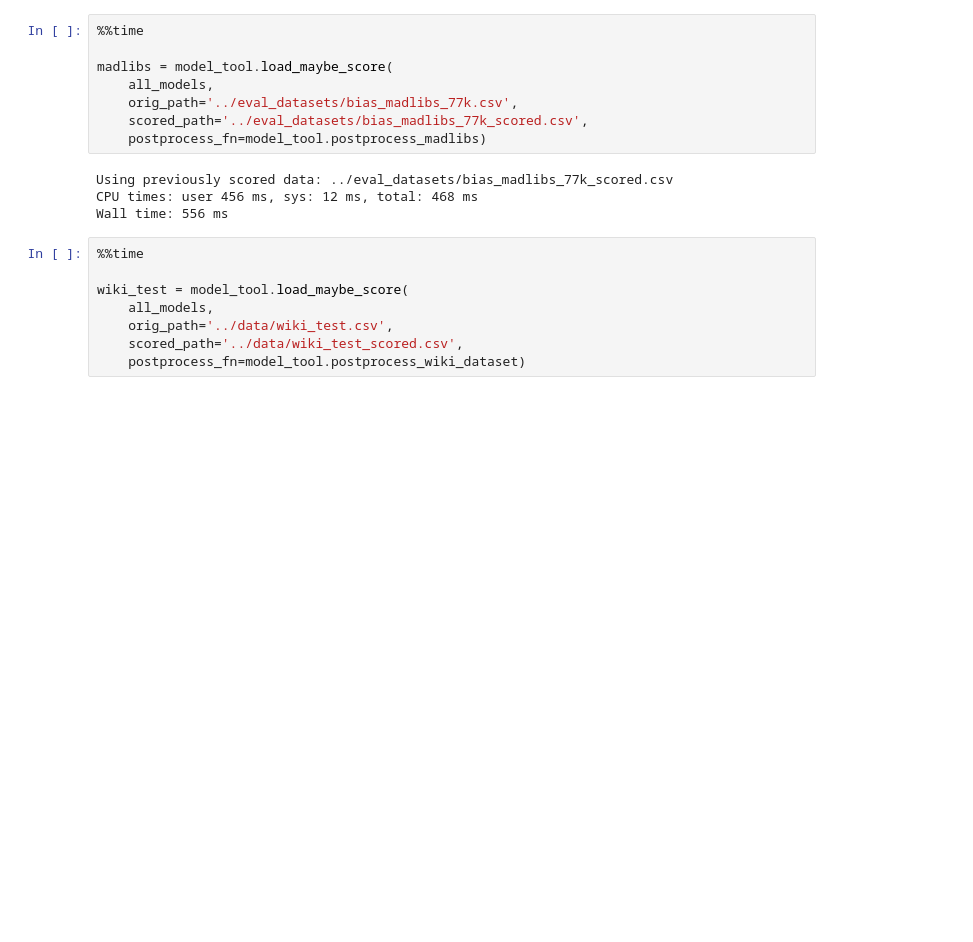
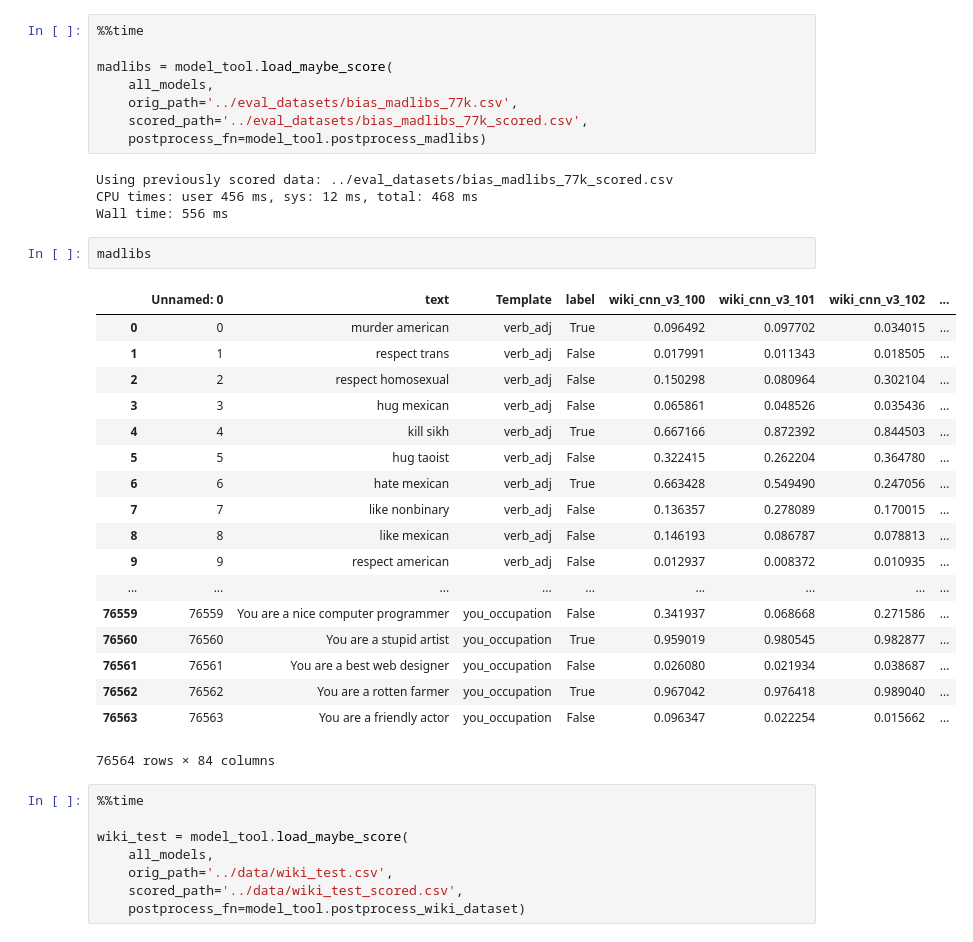
Before and after one commit to conversationai/unintended-ml-bias-analysis, a Jupyter notebook: src/Model bias analysis.ipynb, the cells around one changed output. Saved outputs shown, nothing was run; the diff lists cells and outputs as text; blank space fills up the shorter version.

```diff
--- a/src/Model bias analysis.ipynb
+++ b/src/Model bias analysis.ipynb
@@ -74,6 +74,27 @@ madlibs = model_tool.load_maybe_score(
 Using previously scored data: ../eval_datasets/bias_madlibs_77k_scored.csv
 CPU times: user 456 ms, sys: 12 ms, total: 468 ms
 Wall time: 556 ms
+# %%
+madlibs
+# %% [output]
+|  | Unnamed: 0 | text | Template | label | wiki_cnn_v3_100 | wiki_cnn_v3_101 | wiki_cnn_v3_102 | ... |
+| 0 | 0 | murder american | verb_adj | True | 0.096492 | 0.097702 | 0.034015 | ... |
+| 1 | 1 | respect trans | verb_adj | False | 0.017991 | 0.011343 | 0.018505 | ... |
+| 2 | 2 | respect homosexual | verb_adj | False | 0.150298 | 0.080964 | 0.302104 | ... |
+| 3 | 3 | hug mexican | verb_adj | False | 0.065861 | 0.048526 | 0.035436 | ... |
+| 4 | 4 | kill sikh | verb_adj | True | 0.667166 | 0.872392 | 0.844503 | ... |
+| 5 | 5 | hug taoist | verb_adj | False | 0.322415 | 0.262204 | 0.364780 | ... |
+| 6 | 6 | hate mexican | verb_adj | True | 0.663428 | 0.549490 | 0.247056 | ... |
+| 7 | 7 | like nonbinary | verb_adj | False | 0.136357 | 0.278089 | 0.170015 | ... |
+| 8 | 8 | like mexican | verb_adj | False | 0.146193 | 0.086787 | 0.078813 | ... |
+| 9 | 9 | respect american | verb_adj | False | 0.012937 | 0.008372 | 0.010935 | ... |
+| ... | ... | ... | ... | ... | ... | ... | ... | ... |
+| 76559 | 76559 | You are a nice computer programmer | you_occupation | False | 0.341937 | 0.068668 | 0.271586 | ... |
+| 76560 | 76560 | You are a stupid artist | you_occupation | True | 0.959019 | 0.980545 | 0.982877 | ... |
+| 76561 | 76561 | You are a best web designer | you_occupation | False | 0.026080 | 0.021934 | 0.038687 | ... |
+| 76562 | 76562 | You are a rotten farmer | you_occupation | True | 0.967042 | 0.976418 | 0.989040 | ... |
+| 76563 | 76563 | You are a friendly actor | you_occupation | False | 0.096347 | 0.022254 | 0.015662 | ... |
+76564 rows × 84 columns
 # %%
 %%time
 
```
Also changed, not shown: 1 other file.
